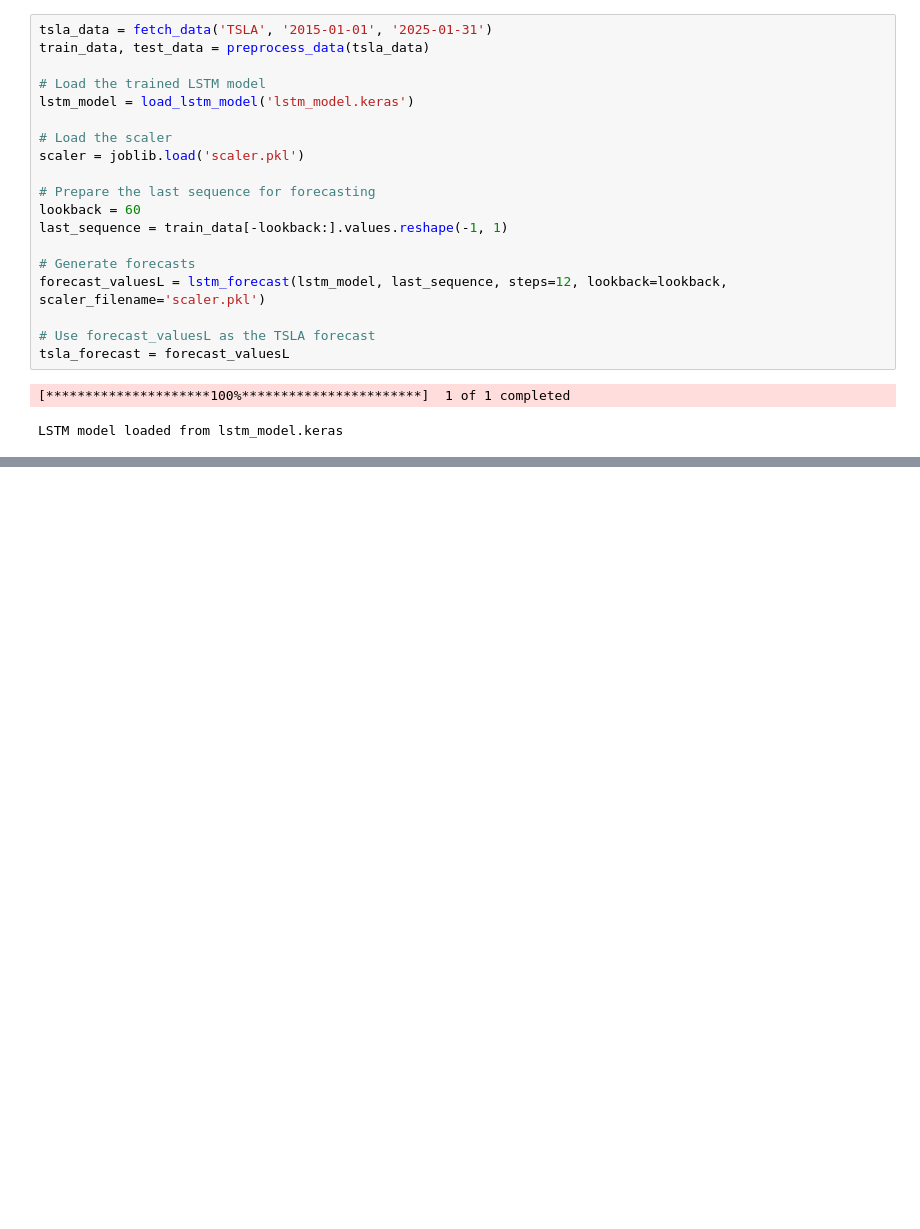
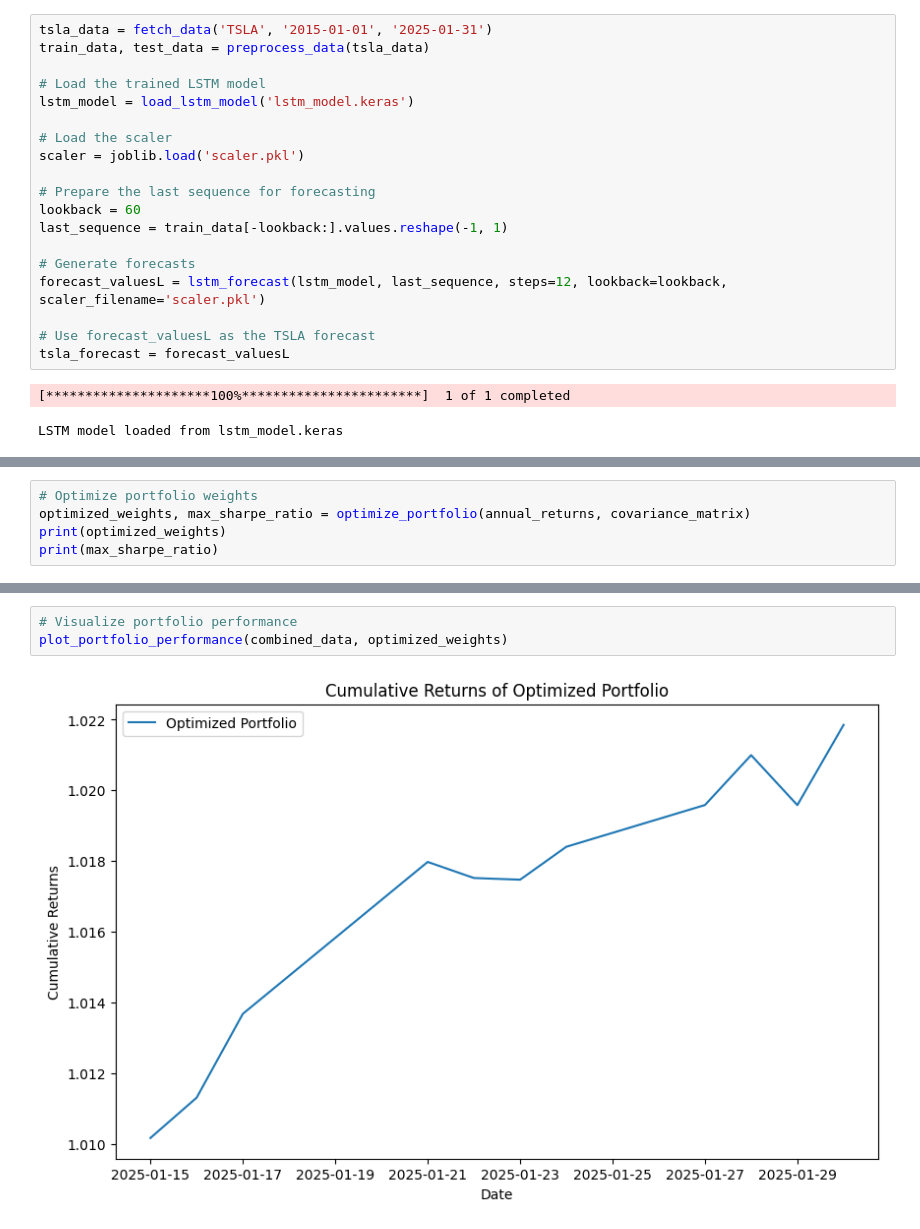
Before and after one commit to Natnahom/kaim-week-11, a Jupyter notebook: notebooks/portfolio_optimization.ipynb, the cells around one changed output, grey strips where cells are left out. Cells and saved outputs as stored; diff of their text form; blank space fills up the shorter version.

Commit message:
Done with task-4 portfolio optimization

```diff
--- a/notebooks/portfolio_optimization.ipynb
+++ b/notebooks/portfolio_optimization.ipynb
@@ -77,0 +106,5 @@ annual_returns, covariance_matrix = compute_annual_returns_and_covariance(combin
+# %%
+# Optimize portfolio weights
+optimized_weights, max_sharpe_ratio = optimize_portfolio(annual_returns, covariance_matrix)
+print(optimized_weights)
+print(max_sharpe_ratio)
@@ -77,0 +145,5 @@ annual_returns, covariance_matrix = compute_annual_returns_and_covariance(combin
+# %%
+# Visualize portfolio performance
+plot_portfolio_performance(combined_data, optimized_weights)
+# %% [output]
+[figure, added]
```
Also changed, not shown: parts of 11 cells of this notebook, 1 other file.
